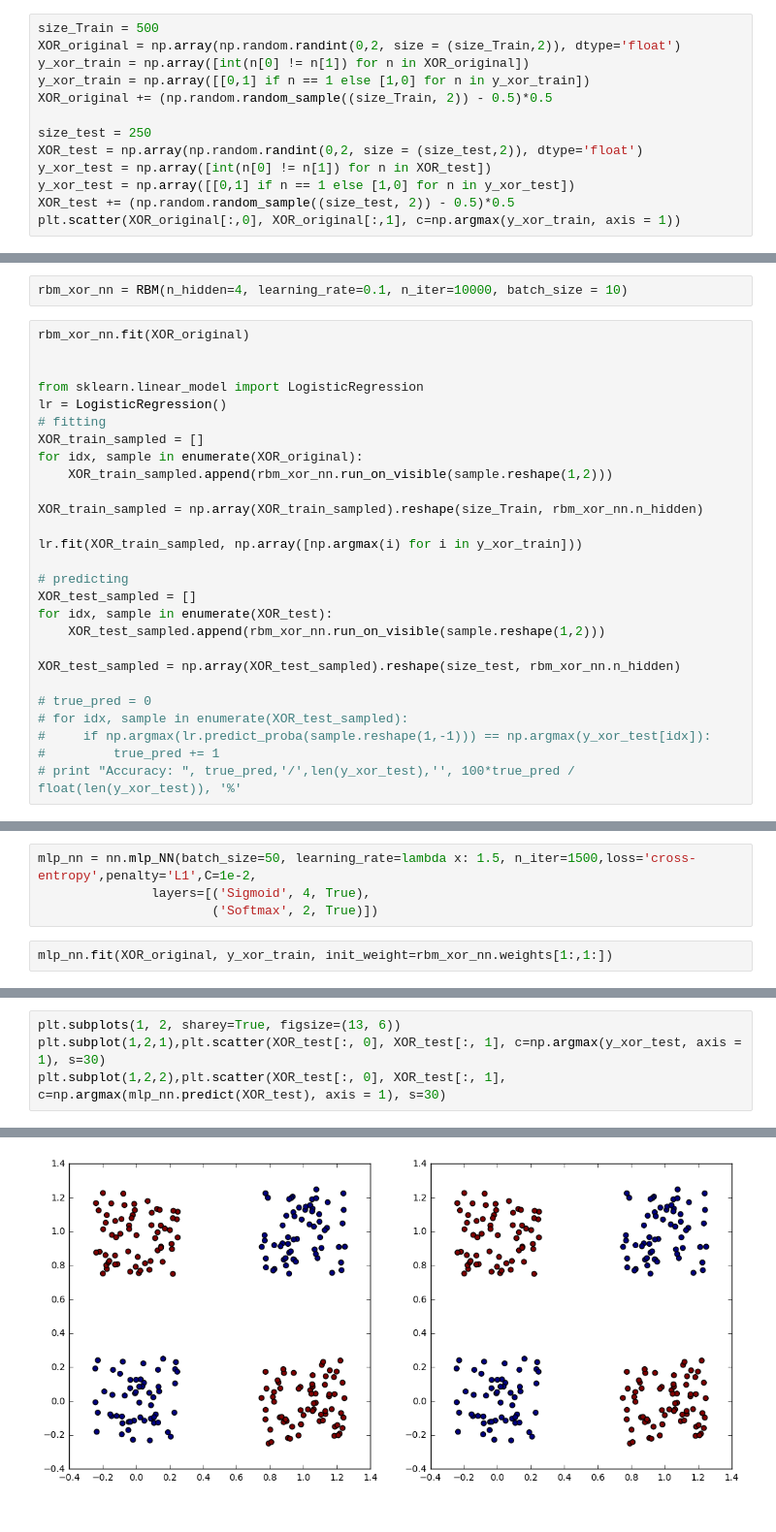
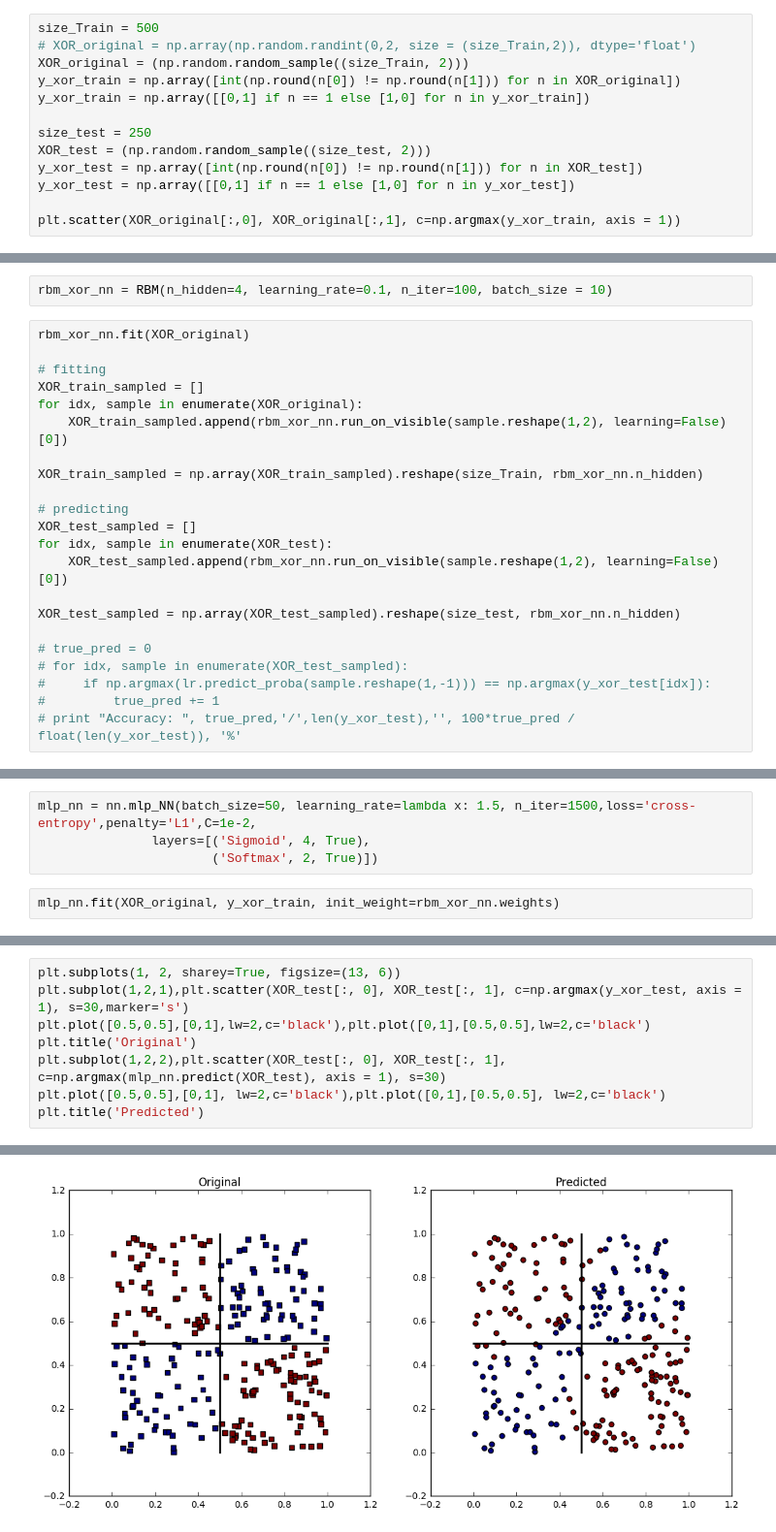
Before and after one commit to tmubarakshin/data_mining, a Jupyter notebook: t.mubarakshin_hw2_rbm.ipynb, the cells around one changed output, grey strips where cells are left out. Shown: that part at 97% size. Saved outputs shown, nothing was run; the diff lists cells and outputs as text.

```diff
--- a/t.mubarakshin_hw2_rbm.ipynb
+++ b/t.mubarakshin_hw2_rbm.ipynb
@@ -178,15 +188,15 @@ plot_filters(df, 10, 10)
 # %%
 size_Train = 500
-XOR_original = np.array(np.random.randint(0,2, size = (size_Train,2)), dtype='float')
-y_xor_train = np.array([int(n[0] != n[1]) for n in XOR_original])
+# XOR_original = np.array(np.random.randint(0,2, size = (size_Train,2)), dtype='float')
+XOR_original = (np.random.random_sample((size_Train, 2)))
+y_xor_train = np.array([int(np.round(n[0]) != np.round(n[1])) for n in XOR_original])
 y_xor_train = np.array([[0,1] if n == 1 else [1,0] for n in y_xor_train])
-XOR_original += (np.random.random_sample((size_Train, 2)) - 0.5)*0.5
 
 size_test = 250
-XOR_test = np.array(np.random.randint(0,2, size = (size_test,2)), dtype='float')
-y_xor_test = np.array([int(n[0] != n[1]) for n in XOR_test])
+XOR_test = (np.random.random_sample((size_test, 2)))
+y_xor_test = np.array([int(np.round(n[0]) != np.round(n[1])) for n in XOR_test])
 y_xor_test = np.array([[0,1] if n == 1 else [1,0] for n in y_xor_test])
-XOR_test += (np.random.random_sample((size_test, 2)) - 0.5)*0.5
+
 plt.scatter(XOR_original[:,0], XOR_original[:,1], c=np.argmax(y_xor_train, axis = 1))
 # %% [output]
 <matplotlib.collections.PathCollection at 0x...>
@@ -194,24 +204,19 @@ plt.scatter(XOR_original[:,0], XOR_original[:,1], c=np.argmax(y_xor_train, axis
 # %%
-rbm_xor_nn = RBM(n_hidden=4, learning_rate=0.1, n_iter=10000, batch_size = 10)
+rbm_xor_nn = RBM(n_hidden=4, learning_rate=0.1, n_iter=100, batch_size = 10)
 # %%
 rbm_xor_nn.fit(XOR_original)
 
-
-from sklearn.linear_model import LogisticRegression
-lr = LogisticRegression()
 # fitting
 XOR_train_sampled = []
 for idx, sample in enumerate(XOR_original):
-    XOR_train_sampled.append(rbm_xor_nn.run_on_visible(sample.reshape(1,2)))
+    XOR_train_sampled.append(rbm_xor_nn.run_on_visible(sample.reshape(1,2), learning=False)[0])
 
 XOR_train_sampled = np.array(XOR_train_sampled).reshape(size_Train, rbm_xor_nn.n_hidden)
-
-lr.fit(XOR_train_sampled, np.array([np.argmax(i) for i in y_xor_train]))
 
 # predicting
 XOR_test_sampled = []
 for idx, sample in enumerate(XOR_test):
-    XOR_test_sampled.append(rbm_xor_nn.run_on_visible(sample.reshape(1,2)))
+    XOR_test_sampled.append(rbm_xor_nn.run_on_visible(sample.reshape(1,2), learning=False)[0])
 
 XOR_test_sampled = np.array(XOR_test_sampled).reshape(size_test, rbm_xor_nn.n_hidden)
 
@@ -229,7 +234,7 @@ mlp_nn = nn.mlp_NN(batch_size=50, learning_rate=lambda x: 1.5, n_iter=1500,loss=
                layers=[('Sigmoid', 4, True),
                        ('Softmax', 2, True)])
 # %%
-mlp_nn.fit(XOR_original, y_xor_train, init_weight=rbm_xor_nn.weights[1:,1:])
+mlp_nn.fit(XOR_original, y_xor_train, init_weight=rbm_xor_nn.weights)
 # %%
 print 'Weights from RBM:'
 print rbm_xor_nn.weights[1:,1:]
@@ -245,5 +249,9 @@ Weights after BP:
 # %%
 plt.subplots(1, 2, sharey=True, figsize=(13, 6))
-plt.subplot(1,2,1),plt.scatter(XOR_test[:, 0], XOR_test[:, 1], c=np.argmax(y_xor_test, axis = 1), s=30)
+plt.subplot(1,2,1),plt.scatter(XOR_test[:, 0], XOR_test[:, 1], c=np.argmax(y_xor_test, axis = 1), s=30,marker='s')
+plt.plot([0.5,0.5],[0,1],lw=2,c='black'),plt.plot([0,1],[0.5,0.5],lw=2,c='black')
+plt.title('Original')
 plt.subplot(1,2,2),plt.scatter(XOR_test[:, 0], XOR_test[:, 1], c=np.argmax(mlp_nn.predict(XOR_test), axis = 1), s=30)
+plt.plot([0.5,0.5],[0,1], lw=2,c='black'),plt.plot([0,1],[0.5,0.5], lw=2,c='black')
+plt.title('Predicted')
 # %% [output]
@@ -252 +259 @@ plt.subplot(1,2,2),plt.scatter(XOR_test[:, 0], XOR_test[:, 1], c=np.argmax(mlp_n
-[figure, old version]
+[figure, new version]
```
Also changed, not shown: parts of 13 cells of this notebook.
